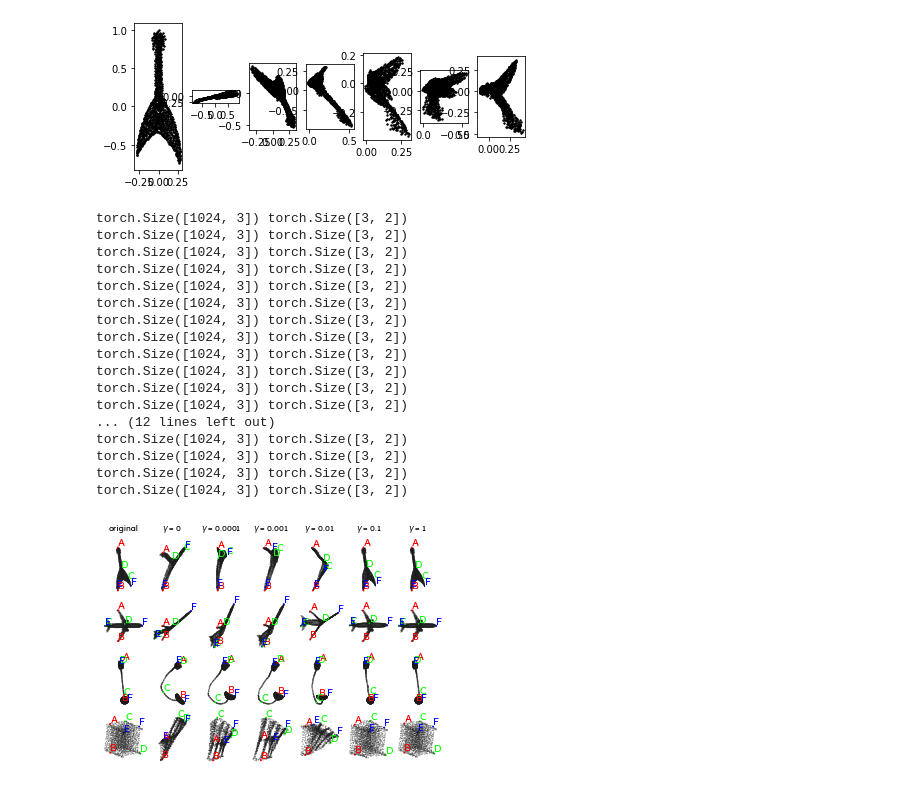
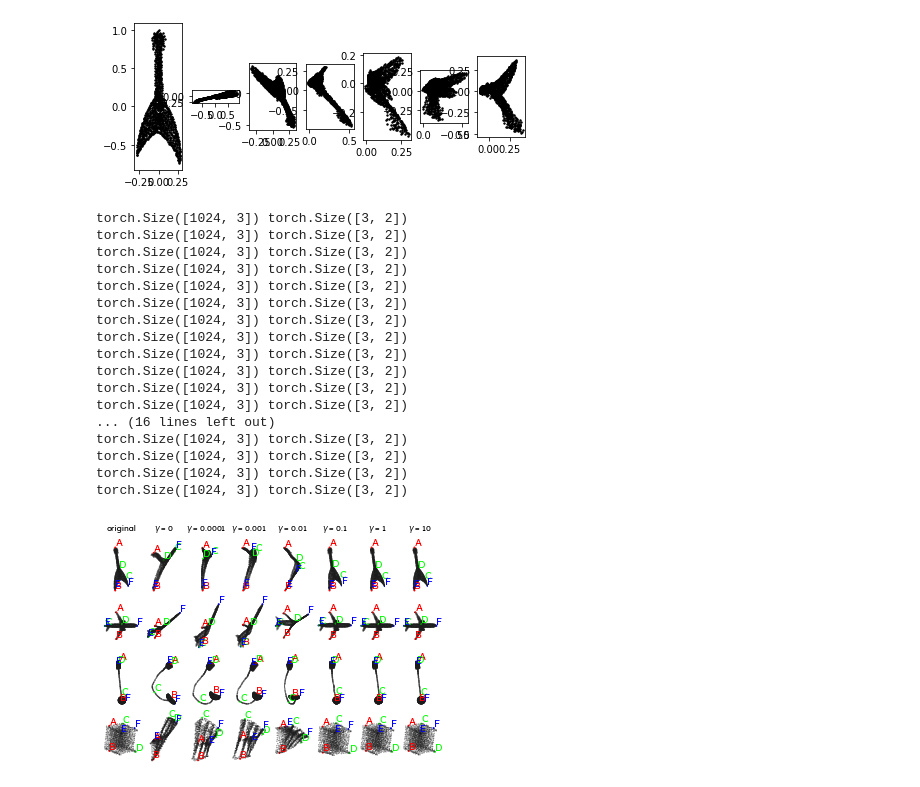
Before and after one commit to megaelius/LG-GCN, a Jupyter notebook: visualize.ipynb, the cells around one changed output. Drawn from its saved outputs; the diff is of its cells as text; code cells hidden in the pictures.

```diff
--- a/visualize.ipynb
+++ b/visualize.ipynb
@@ -610,7 +610,7 @@ opt = SimpleNamespace(n_filters = 64,
 
 
 
-gammas = [-1,0,0.0001,0.001,0.01,0.1,1]
+gammas = [-1,0,0.0001,0.001,0.01,0.1,1,10]
 dataset = ModelNet40(1024, 'test')
 colors = [[1,0,0],[0,1,0],[0,0,1]]
 samples = [29, 1, 230, 512]
@@ -665,32 +665,32 @@ for i,g in enumerate(gammas):
         for p,letter in zip(important_points.keys(),['A','B','C','D','E','F']):
             axs[j,i].text(proj[p,1].item(), proj[p,0].item(), s = letter, c = colors[important_points[p]],
                         horizontalalignment='left', verticalalignment='bottom')
         #plt.scatter(pc[:,0],pc[:,2], c = col)
         axs[j,i].axes.set_aspect('equal')
         axs[j,i].axis('off')
         if j == 0:
             if g ==-1:
                 axs[j,i].set_title('original', fontsize=8, pad = 15)
             else:
                 axs[j,i].set_title(f'$\gamma$ = {g}', fontsize=8, pad = 15)
 
 fig.savefig('figures/gamma_viz.png', dpi=1024, pad_inches=0,bbox_inches='tight')
 # %% [output]
 torch.Size([1024, 3]) torch.Size([3, 2])
 torch.Size([1024, 3]) torch.Size([3, 2])
 torch.Size([1024, 3]) torch.Size([3, 2])
 torch.Size([1024, 3]) torch.Size([3, 2])
 torch.Size([1024, 3]) torch.Size([3, 2])
 torch.Size([1024, 3]) torch.Size([3, 2])
 torch.Size([1024, 3]) torch.Size([3, 2])
 torch.Size([1024, 3]) torch.Size([3, 2])
 torch.Size([1024, 3]) torch.Size([3, 2])
 torch.Size([1024, 3]) torch.Size([3, 2])
 torch.Size([1024, 3]) torch.Size([3, 2])
 torch.Size([1024, 3]) torch.Size([3, 2])
-... (12 lines left out)
+... (16 lines left out)
 torch.Size([1024, 3]) torch.Size([3, 2])
 torch.Size([1024, 3]) torch.Size([3, 2])
 torch.Size([1024, 3]) torch.Size([3, 2])
 torch.Size([1024, 3]) torch.Size([3, 2])
-[figure, old version]
+[figure, new version]
```
Also changed, not shown: 4 other files.
